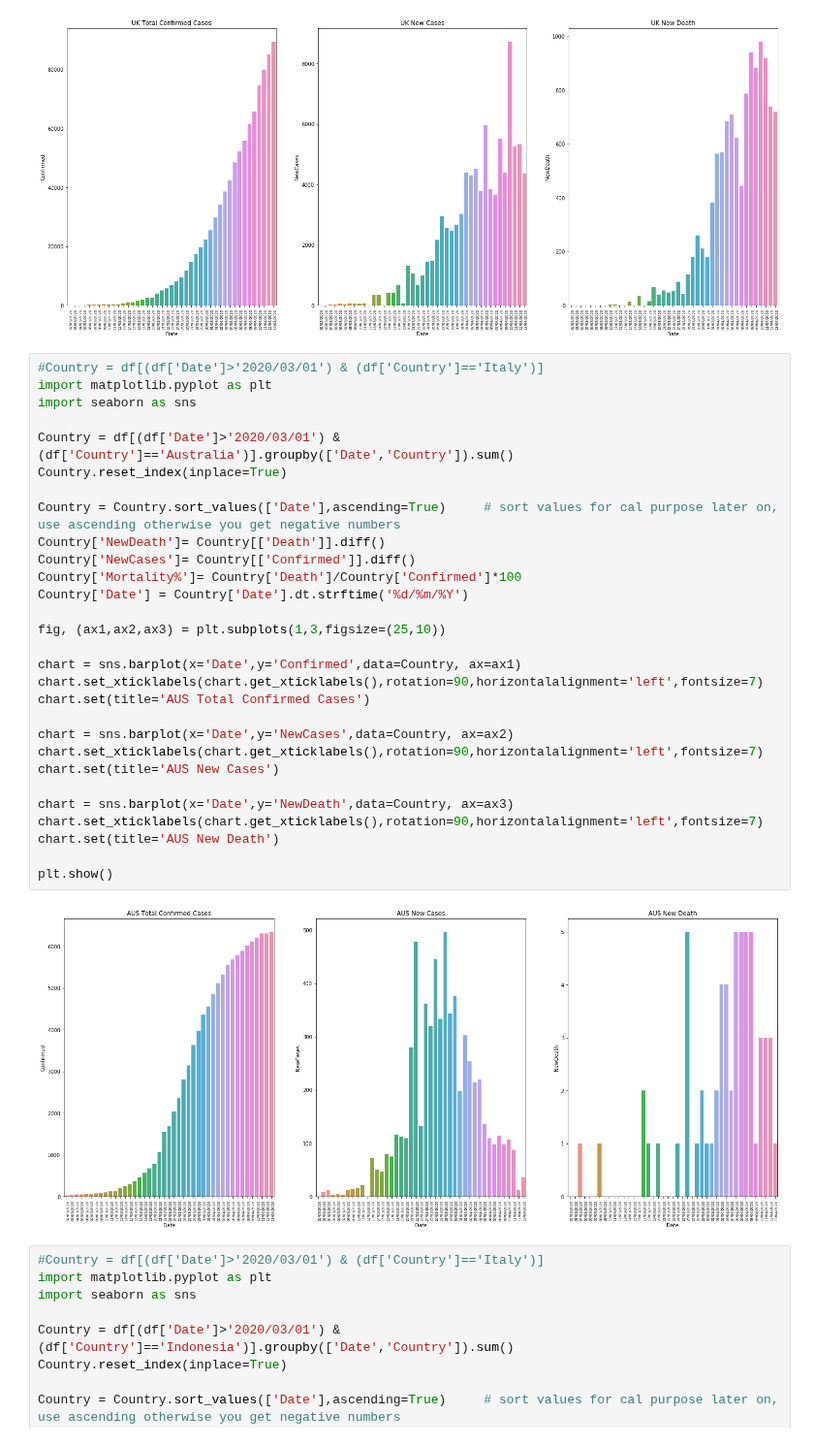
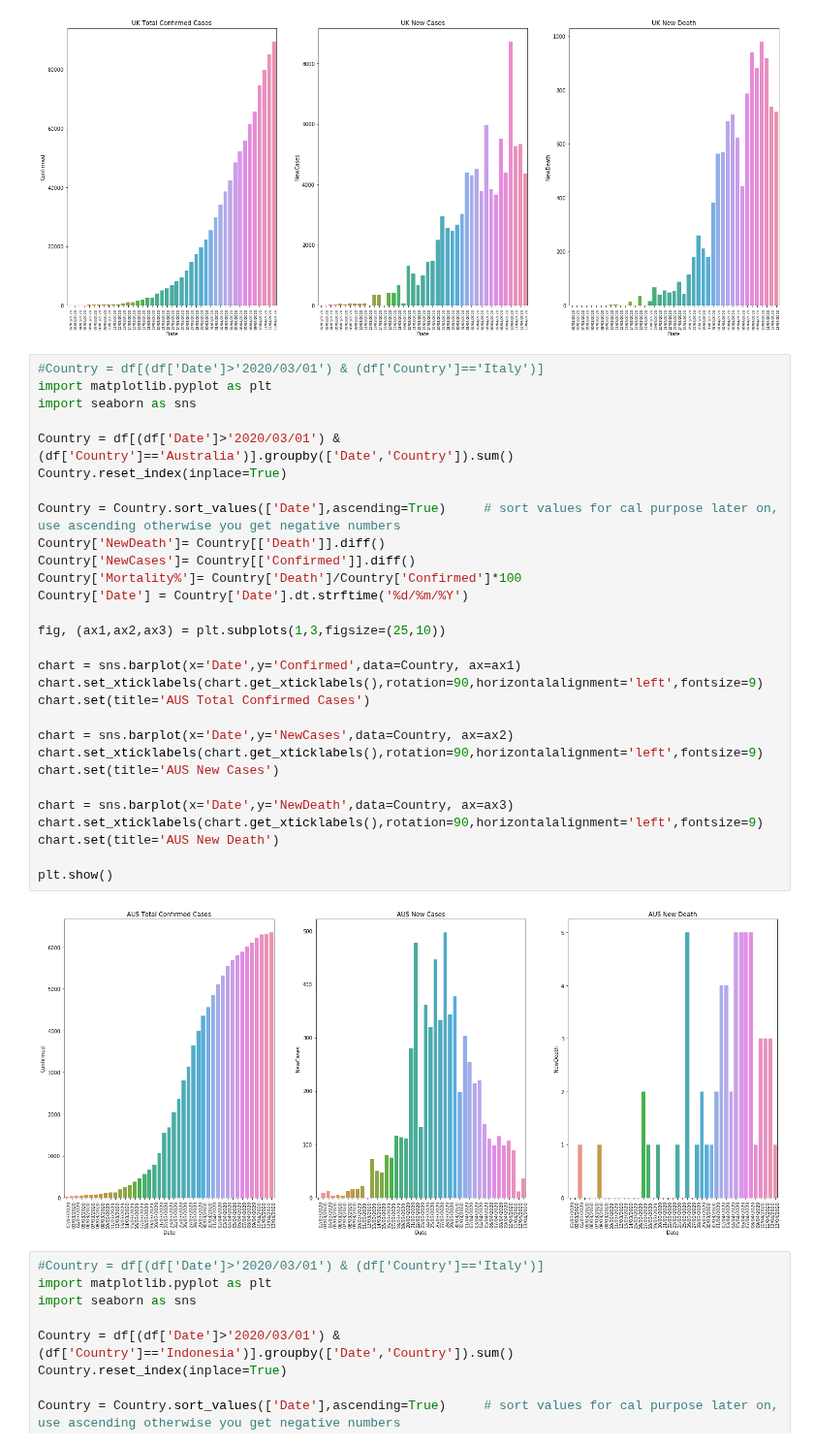
Before and after one commit to RonnyCh/mydsbook, a Jupyter notebook: COVID Dashboard.ipynb, the cells around one changed output. Shown at 97% size. Saved outputs shown, nothing was run; the diff lists cells and outputs as text.

```diff
--- a/COVID Dashboard.ipynb
+++ b/COVID Dashboard.ipynb
@@ -84,34 +84,34 @@ plt.show()
 # %%
 #Country = df[(df['Date']>'2020/03/01') & (df['Country']=='Italy')]
 import matplotlib.pyplot as plt
 import seaborn as sns
 
 Country = df[(df['Date']>'2020/03/01') & (df['Country']=='Australia')].groupby(['Date','Country']).sum()
 Country.reset_index(inplace=True)
 
 Country = Country.sort_values(['Date'],ascending=True)     # sort values for cal purpose later on, use ascending otherwise you get negative numbers
 Country['NewDeath']= Country[['Death']].diff()
 Country['NewCases']= Country[['Confirmed']].diff()
 Country['Mortality%']= Country['Death']/Country['Confirmed']*100
 Country['Date'] = Country['Date'].dt.strftime('%d/%m/%Y')
 
 fig, (ax1,ax2,ax3) = plt.subplots(1,3,figsize=(25,10))
 
 chart = sns.barplot(x='Date',y='Confirmed',data=Country, ax=ax1)
-chart.set_xticklabels(chart.get_xticklabels(),rotation=90,horizontalalignment='left',fontsize=7)
+chart.set_xticklabels(chart.get_xticklabels(),rotation=90,horizontalalignment='left',fontsize=9)
 chart.set(title='AUS Total Confirmed Cases')
 
 chart = sns.barplot(x='Date',y='NewCases',data=Country, ax=ax2)
-chart.set_xticklabels(chart.get_xticklabels(),rotation=90,horizontalalignment='left',fontsize=7)
+chart.set_xticklabels(chart.get_xticklabels(),rotation=90,horizontalalignment='left',fontsize=9)
 chart.set(title='AUS New Cases')
 
 chart = sns.barplot(x='Date',y='NewDeath',data=Country, ax=ax3)
-chart.set_xticklabels(chart.get_xticklabels(),rotation=90,horizontalalignment='left',fontsize=7)
+chart.set_xticklabels(chart.get_xticklabels(),rotation=90,horizontalalignment='left',fontsize=9)
 chart.set(title='AUS New Death')
 
 plt.show()
 # %% [output]
-[figure, old version]
+[figure, new version]
 # %%
 #Country = df[(df['Date']>'2020/03/01') & (df['Country']=='Italy')]
 import matplotlib.pyplot as plt
```
